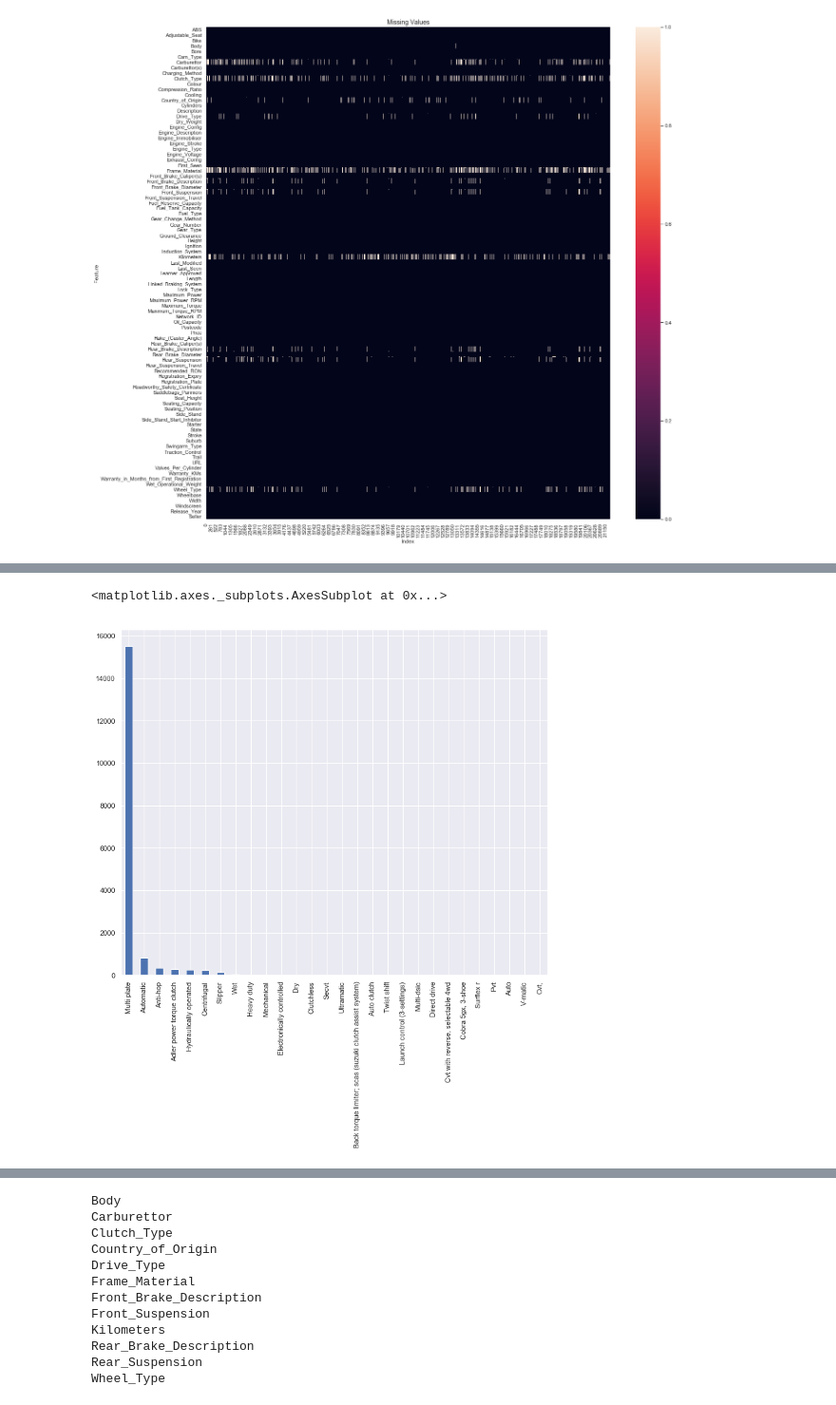
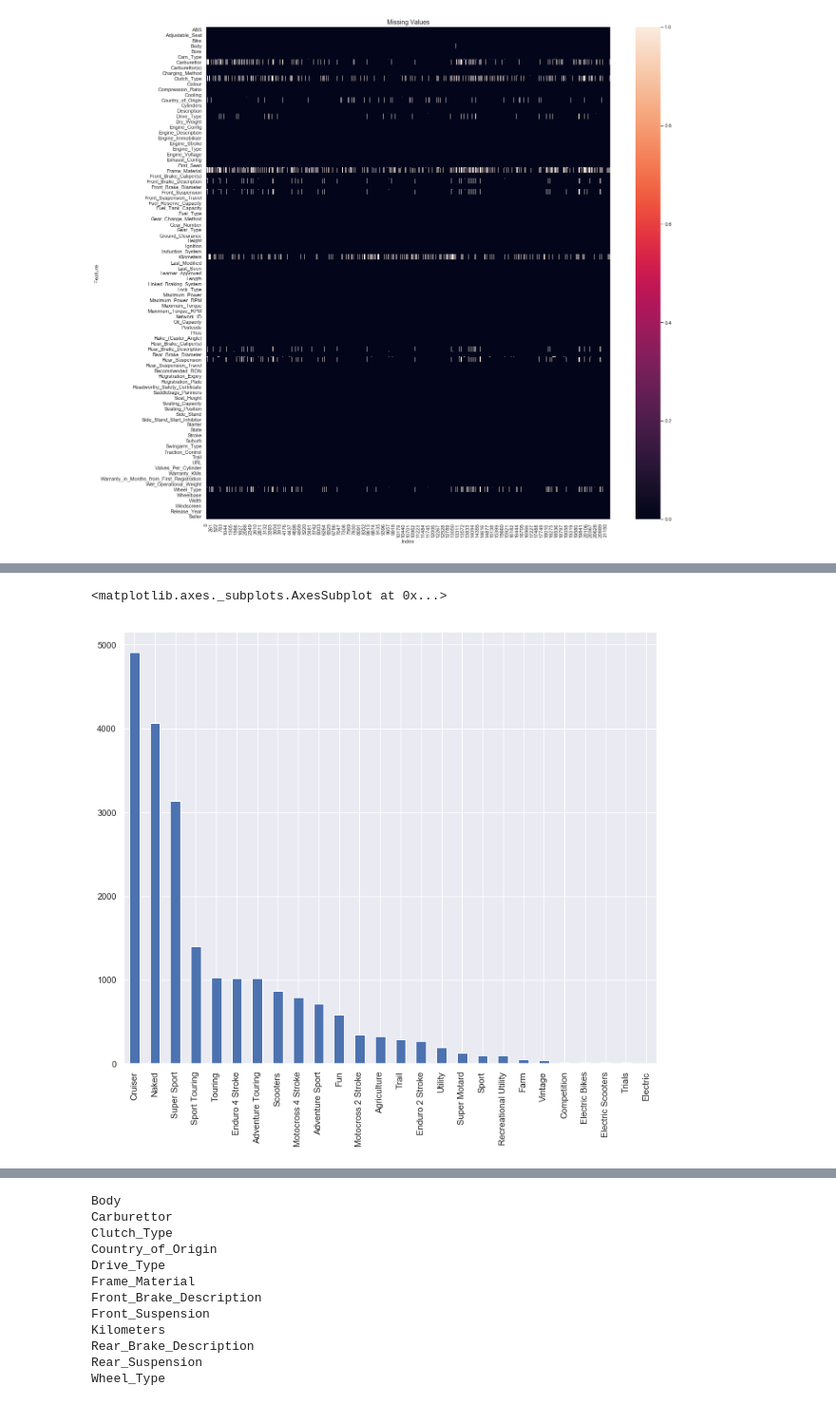
Before and after one commit to beaubellamy/BikeSales, a Jupyter notebook: BikeSales Data Processing.ipynb, the cells around one changed output, grey strips where cells are left out. Shown at 95% size. Cells and saved outputs as stored; diff of their text form; code cells hidden in the pictures.

```diff
--- a/BikeSales Data Processing.ipynb
+++ b/BikeSales Data Processing.ipynb
@@ -1261,10 +1267,14 @@ def group_brake_description(df, feature):
     df[feature][df[feature].str.contains('drum') == True] = 'Drum'
     df[feature][df[feature].str.contains('shoe') == True] = 'Drum'
     df[feature][df[feature].str.contains('expanding') == True] = 'Expanding'
+    df[feature][df[feature].str.contains('power') == True] = 'Power Assisted'
+    df[feature][df[feature].str.contains('mechanical') == True] = 'Calliper'
+    df[feature][df[feature].str.contains('expanding') == True] = 'Expanding'
 
-    possible_values = ['Hydraulic','Calliper','Disc','Drum','Piston','Expanding']
+    possible_values = ['Hydraulic','Calliper','Disc','Drum','Piston','Expanding','Power Assisted']
 
-    #df[feature][(df[feature].isnull() == False) & (df[feature].isin(possible_values) == False)] = 'Other'
+
+    df[feature][(df[feature].isnull() == False) & (df[feature].isin(possible_values) == False)] = 'Other'
 
 
     return df[feature]
@@ -1330,32 +1353,19 @@ df['Frame_Material'] = group_material(df,'Frame_Material')
 df['Wheel_Type'] = df['Wheel_Type'].str.lower()
 
 df['Wheel_Type'][df['Wheel_Type'].str.contains('36') == True] = 'Laced'
-df['Wheel_Type'][df['Wheel_Type'].str.contains('28') == True] = '28-Spoke'
-df['Wheel_Type'][df['Wheel_Type'].str.contains('25') == True] = '25-Spoke'
-df['Wheel_Type'][df['Wheel_Type'].str.contains('24') == True] = '24-Spoke'
-df['Wheel_Type'][df['Wheel_Type'].str.contains('14') == True] = '14-Spoke'
-df['Wheel_Type'][df['Wheel_Type'].str.contains('13') == True] = '13-Spoke'
-df['Wheel_Type'][df['Wheel_Type'].str.contains('12') == True] = '12-Spoke'
-df['Wheel_Type'][df['Wheel_Type'].str.contains('10') == True] = '10-Spoke'
-df['Wheel_Type'][df['Wheel_Type'].str.contains('9') == True] = '9-Spoke'
-df['Wheel_Type'][df['Wheel_Type'].str.contains('8') == True] = '8-Spoke'
-df['Wheel_Type'][df['Wheel_Type'].str.contains('7') == True] = '7-Spoke'
-df['Wheel_Type'][df['Wheel_Type'].str.contains('6') == True] = '6-Spoke'
-df['Wheel_Type'][df['Wheel_Type'].str.contains('5') == True] = '5-Spoke'
-df['Wheel_Type'][df['Wheel_Type'].str.contains('4') == True] = '4-Spoke'
+df['Wheel_Type'][df['Wheel_Type'].str.contains('spoke') == True] = 'Spoke'
 df['Wheel_Type'][df['Wheel_Type'].str.contains('3') == True] = 'Y-Shape'
-df['Wheel_Type'][df['Wheel_Type'].str.contains('muilti') == True] = 'Multi Spoke'
-df['Wheel_Type'][df['Wheel_Type'].str.contains('multi') == True] = 'Multi Spoke'
-df['Wheel_Type'][df['Wheel_Type'].str.contains('multti') == True] = 'Multi Spoke'
-df['Wheel_Type'][df['Wheel_Type'].str.contains('star') == True] = 'Star'
+df['Wheel_Type'][df['Wheel_Type'].str.contains('muilti') == True] = 'Spoke'
+df['Wheel_Type'][df['Wheel_Type'].str.contains('multi') == True] = 'Spoke'
+df['Wheel_Type'][df['Wheel_Type'].str.contains('multti') == True] = 'Spoke'
 df['Wheel_Type'][df['Wheel_Type'].str.contains('laced') == True] = 'Laced'
 df['Wheel_Type'][df['Wheel_Type'].str.contains('cross') == True] = 'Laced'
 df['Wheel_Type'][df['Wheel_Type'].str.contains('y-shape') == True] = 'Y Shape'
 df['Wheel_Type'][df['Wheel_Type'].str.contains('y shape') == True] = 'Y Shape'
 df['Wheel_Type'][df['Wheel_Type'].str.contains('y-spoke') == True] = 'Y Shape'
 df['Wheel_Type'][df['Wheel_Type'].str.contains('y spoke') == True] = 'Y Shape'
-df['Wheel_Type'][df['Wheel_Type'].str.contains('star') == True] = '5-Spoke'
-df['Wheel_Type'][df['Wheel_Type'].str.contains('wire') == True] = 'Wire Spoke'
+df['Wheel_Type'][df['Wheel_Type'].str.contains('star') == True] = 'Spoke'
+df['Wheel_Type'][df['Wheel_Type'].str.contains('solid') == True] = 'Solid'
 
 df['Wheel_Type'][df['Wheel_Type'].str.contains('aum') == True] = 'Aluminium'
 df['Wheel_Type'][df['Wheel_Type'].str.contains('alum') == True] = 'Aluminium'
@@ -1368,11 +1378,13 @@ df['Wheel_Type'][df['Wheel_Type'].str.contains('carbon') == True] = 'Carbon Fibr
 df['Wheel_Type'][df['Wheel_Type'].str.contains('custom') == True] = 'Custom'
 
 
-possible_values = ['Laced','28-Spoke','25-Spoke','24-Spoke','14-Spoke','13-Spoke','12-Spoke','10-Spoke',
-                   '9-Spoke','8-Spoke','7-Spoke','6-Spoke','5-Spoke','4-Spoke','Y-Shape','Multi Spoke',
-                   'Wire Spoke','Aluminium','Chrome','Steel','Alumite Rims','Carbon Fibre','Custom']
 
-#df['Wheel_Type'][(df['Wheel_Type'].isnull() == False) & (df['Wheel_Type'].isin(possible_values) == False)] = 'Other'
+
+possible_values = ['Laced','Spoke','Y-Shape','Aluminium','Chrome','Steel',
+                   'Alumite Rims','Carbon Fibre','Custom', 'Solid']
+
+df['Wheel_Type'][(df['Wheel_Type'].isnull() == False) &
+                 (df['Wheel_Type'].isin(possible_values) == False)] = 'Other'
 # %%
 
 # df['Lubrication'][df['Lubrication'].str.contains('Wet Sump') == True] = 'Wet Sump'
@@ -1428,11 +1440,11 @@ Carburettor [nan 'Constant velocity' 'Flatslide' 'Electronic fuel injection' 'Ve
  'Vintage' 'Recreational Utility' 'Electric Scooters' 'Competition'
  'Utility' 'Electric' nan]
 # %%
-col = 'Clutch_Type'
+col = 'Body'
 df[col].value_counts().plot(kind='bar',figsize=(12,10))
 # %% [output]
 <matplotlib.axes._subplots.AxesSubplot at 0x...>
-[figure, old version]
+[figure, new version]
 # %%
 df[col].unique()
 # %% [output]
```
Also changed, not shown: parts of 10 cells of this notebook.
